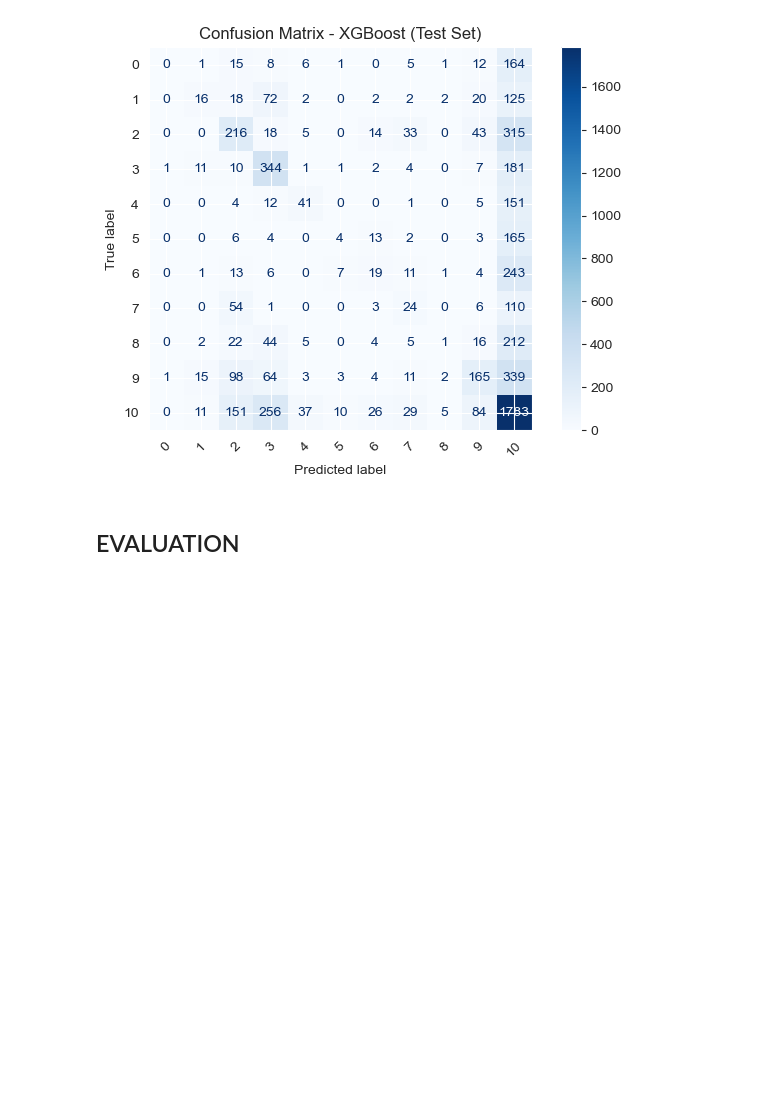
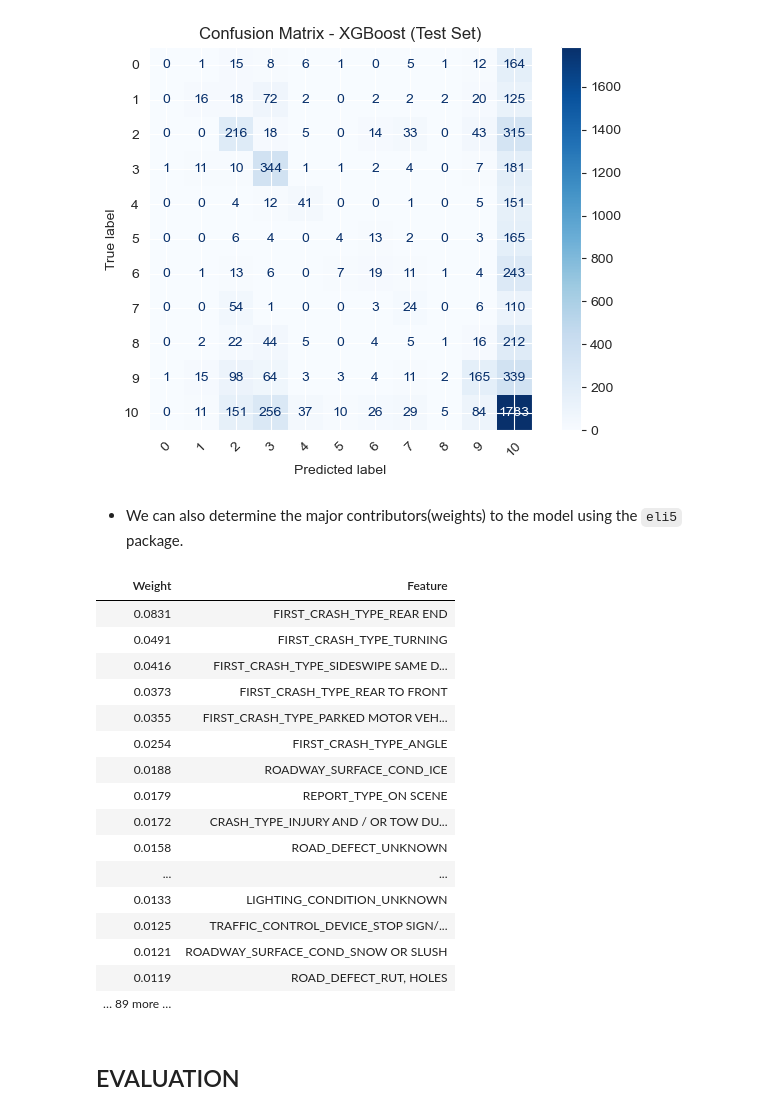
Before and after one commit to eugene-maina72/Phase_4_Project-Model_Interpretability, a Jupyter notebook: notebook.ipynb, the cells around one changed output. Drawn from its saved outputs; the diff is of its cells as text; code cells hidden in the pictures; blank space fills up the shorter version.

```diff
--- a/notebook.ipynb
+++ b/notebook.ipynb
@@ -1063,6 +1063,28 @@ Recall: 0.435
 F1 Score: 0.375
 ROC AUC (OvR, weighted): 0.741
 [figure]
+# %% [markdown]
+* We can also determine the major contributors(weights) to the model using the `eli5` package.
+# %%
+eli5.show_weights(xgb_ideal, feature_names=X_train.columns.tolist(), top=20, target_names=encoder.classes_)
+# %% [output]
+| Weight | Feature |
+| 0.0831 | FIRST_CRASH_TYPE_REAR END |
+| 0.0491 | FIRST_CRASH_TYPE_TURNING |
+| 0.0416 | FIRST_CRASH_TYPE_SIDESWIPE SAME D... |
+| 0.0373 | FIRST_CRASH_TYPE_REAR TO FRONT |
+| 0.0355 | FIRST_CRASH_TYPE_PARKED MOTOR VEH... |
+| 0.0254 | FIRST_CRASH_TYPE_ANGLE |
+| 0.0188 | ROADWAY_SURFACE_COND_ICE |
+| 0.0179 | REPORT_TYPE_ON SCENE |
+| 0.0172 | CRASH_TYPE_INJURY AND / OR TOW DU... |
+| 0.0158 | ROAD_DEFECT_UNKNOWN |
+| ... | ... |
+| 0.0133 | LIGHTING_CONDITION_UNKNOWN |
+| 0.0125 | TRAFFIC_CONTROL_DEVICE_STOP SIGN/... |
+| 0.0121 | ROADWAY_SURFACE_COND_SNOW OR SLUSH |
+| 0.0119 | ROAD_DEFECT_RUT, HOLES |
+| … 89 more … |  |
 # %% [markdown]
 ## EVALUATION
 # %% [markdown]
```
